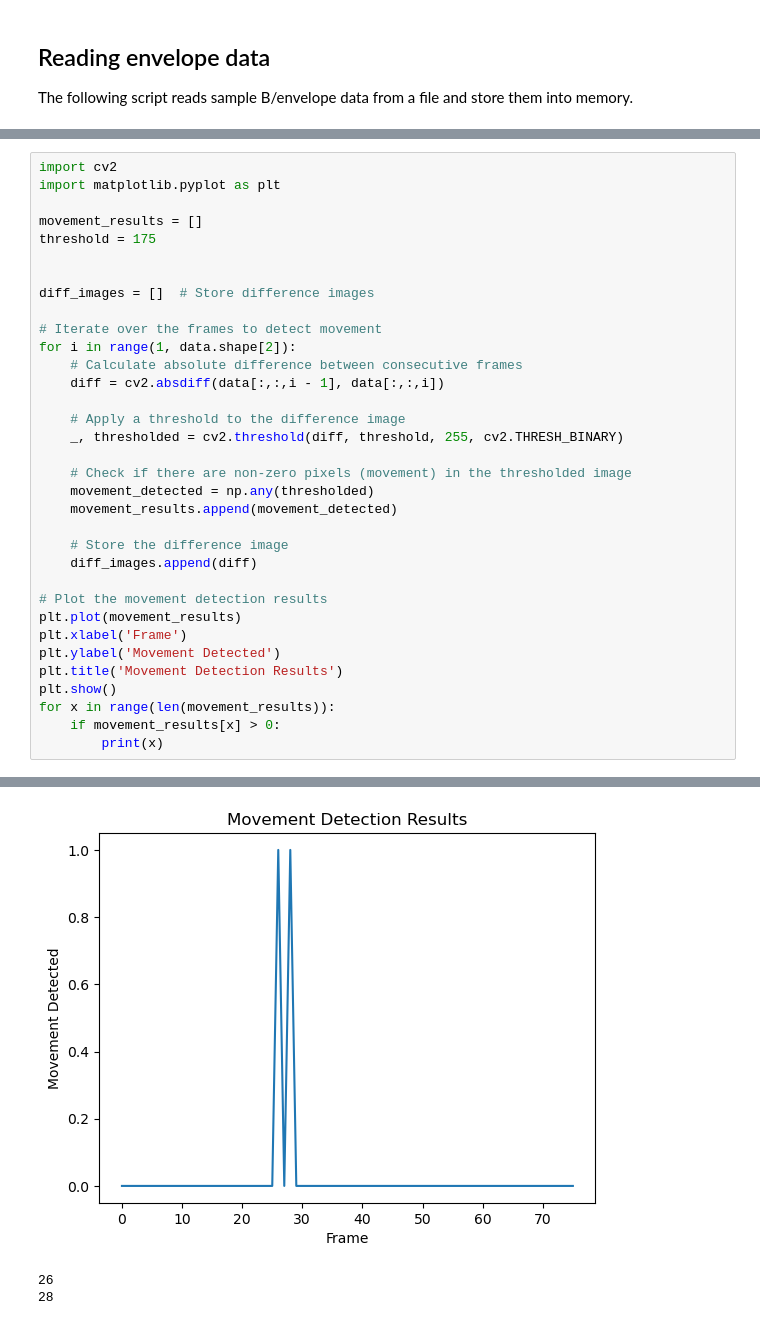
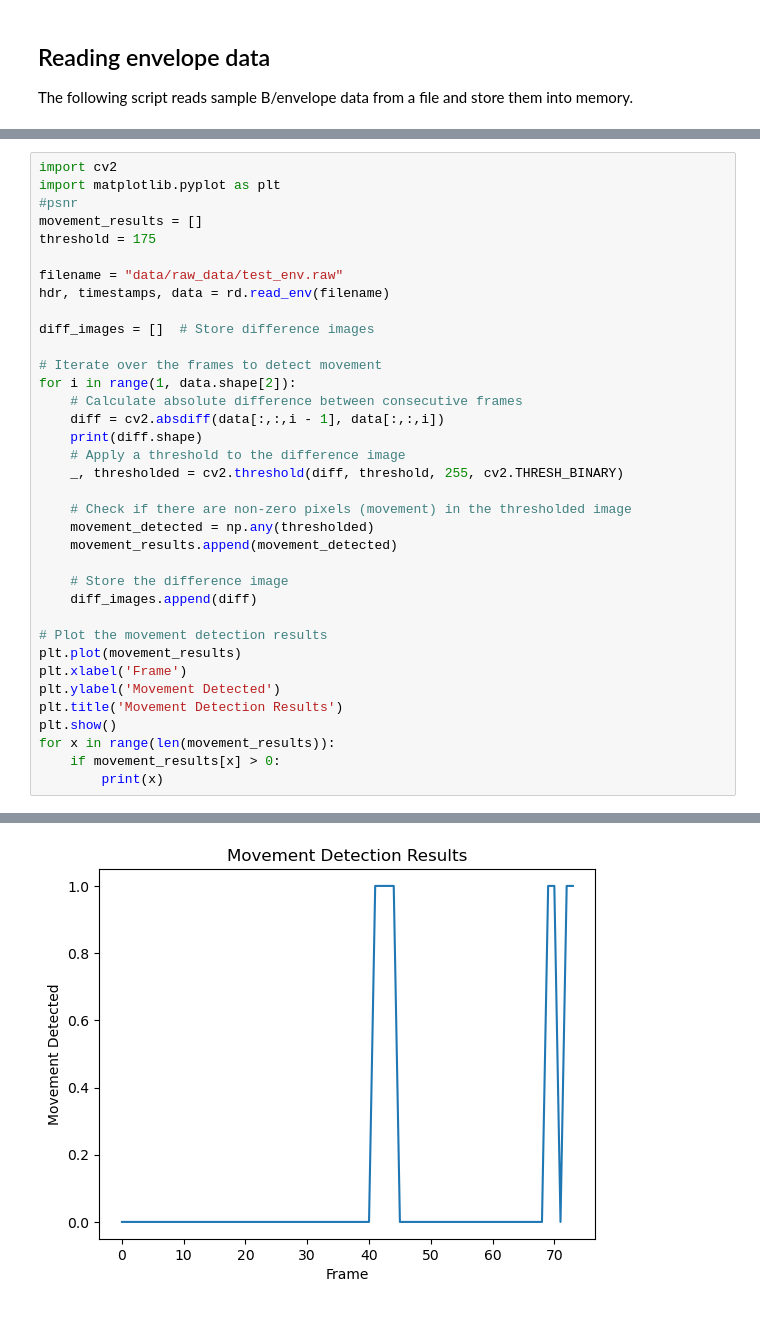
Before and after one commit to CodyB0T/Sensor-Data-Acquisition-Project, a Jupyter notebook: combo/test10/runme.ipynb, the cells around one changed output, grey strips where cells are left out. Saved outputs shown, nothing was run; the diff lists cells and outputs as text.

```diff
--- a/combo/test10/runme.ipynb
+++ b/combo/test10/runme.ipynb
@@ -242,10 +302,12 @@ Loaded 68 raw frames of size, 384 x 592 (lines x samples)
 # %%
 import cv2
 import matplotlib.pyplot as plt
-
+#psnr
 movement_results = []
 threshold = 175
 
+filename = "data/raw_data/test_env.raw"
+hdr, timestamps, data = rd.read_env(filename)
 
 diff_images = []  # Store difference images
 
@@ -253,7 +315,7 @@ diff_images = []  # Store difference images
 for i in range(1, data.shape[2]):
     # Calculate absolute difference between consecutive frames
     diff = cv2.absdiff(data[:,:,i - 1], data[:,:,i])
-
+    print(diff.shape)
     # Apply a threshold to the difference image
     _, thresholded = cv2.threshold(diff, threshold, 255, cv2.THRESH_BINARY)
 
@@ -277,3 +356 @@ for x in range(len(movement_results)):
-[figure, old version]
+[figure, new version]
-26
-28
```
Also changed, not shown: parts of 10 cells of this notebook, 22 other files.
